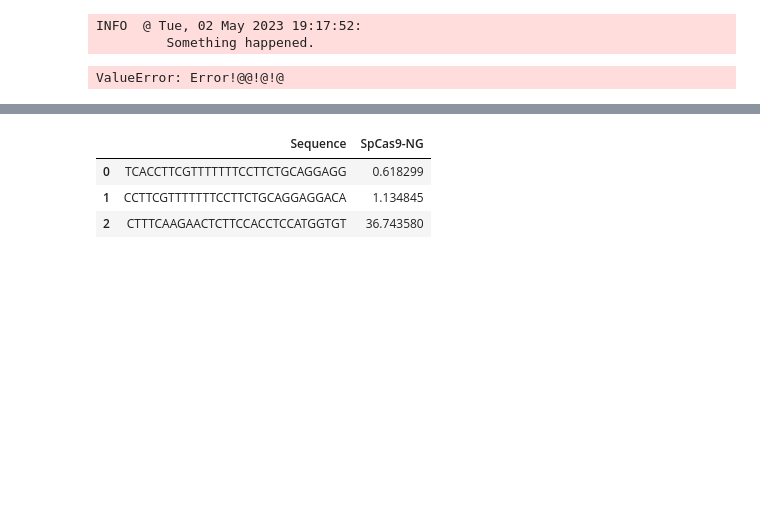
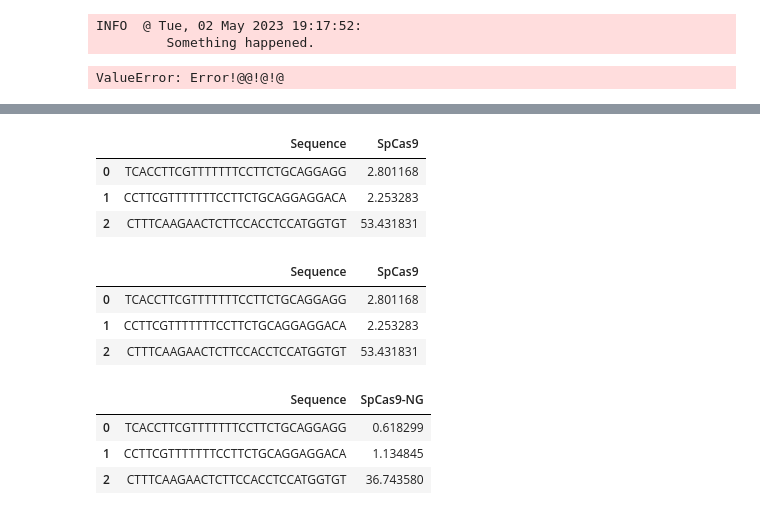
Before and after one commit to Goosang-Yu/genet, a Jupyter notebook: test_genet_prd.ipynb, the cells around one changed output, grey strips where cells are left out. Cells and saved outputs as stored; diff of their text form; code cells hidden in the pictures; blank space fills up the shorter version.

```diff
--- a/test_genet_prd.ipynb
+++ b/test_genet_prd.ipynb
@@ -329,3 +353,43 @@ ValueError: Error!@@!@!@
+# %%
+from genet.predict import SpCas9
+
+spcas = SpCas9()
+
+list_target30 = [
+                'TCACCTTCGTTTTTTTCCTTCTGCAGGAGG',
+                'CCTTCGTTTTTTTCCTTCTGCAGGAGGACA',
+                'CTTTCAAGAACTCTTCCACCTCCATGGTGT',
+                ]
+
+df_out = spcas.predict_dev(list_target30)
+
+df_out
+# %% [output]
+|  | Sequence | SpCas9 |
+| 0 | TCACCTTCGTTTTTTTCCTTCTGCAGGAGG | 2.801168 |
+| 1 | CCTTCGTTTTTTTCCTTCTGCAGGAGGACA | 2.253283 |
+| 2 | CTTTCAAGAACTCTTCCACCTCCATGGTGT | 53.431831 |
+# %%
+from genet.predict import SpCas9
+
+# dev 중인 것
+
+spcas = SpCas9()
+
+list_target30 = [
+                'TCACCTTCGTTTTTTTCCTTCTGCAGGAGG',
+                'CCTTCGTTTTTTTCCTTCTGCAGGAGGACA',
+                'CTTTCAAGAACTCTTCCACCTCCATGGTGT',
+                ]
+
+df_out = spcas.predict_dev(list_target30)
+
+df_out
+# %% [output]
+|  | Sequence | SpCas9 |
+| 0 | TCACCTTCGTTTTTTTCCTTCTGCAGGAGG | 2.801168 |
+| 1 | CCTTCGTTTTTTTCCTTCTGCAGGAGGACA | 2.253283 |
+| 2 | CTTTCAAGAACTCTTCCACCTCCATGGTGT | 53.431831 |
 # %%
 from genet.predict import CasVariant
 
```
Also changed, not shown: parts of 1 cell of this notebook.
